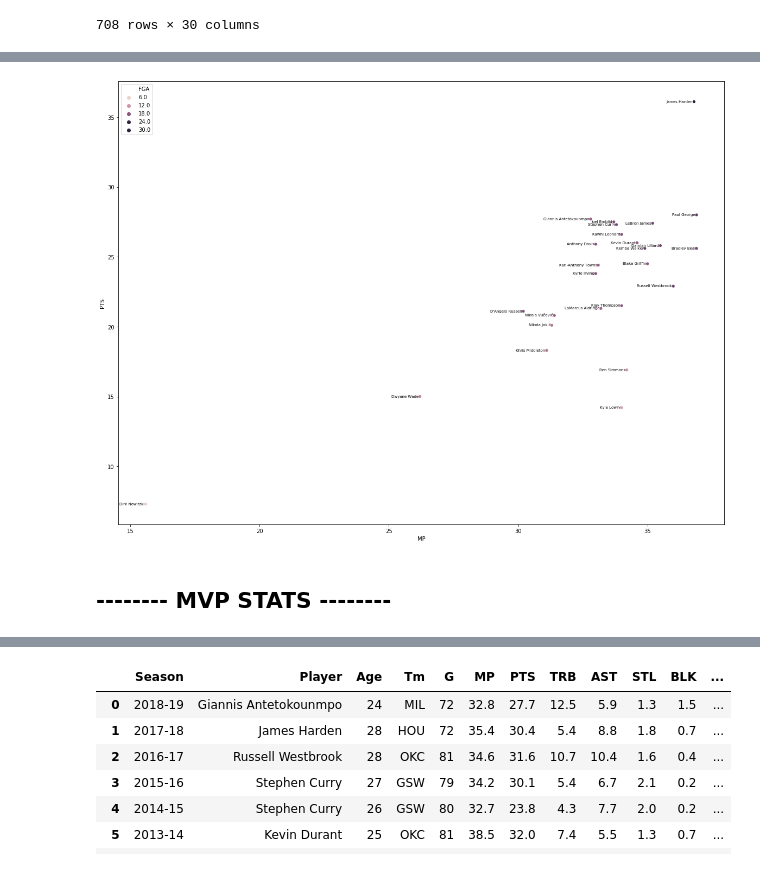
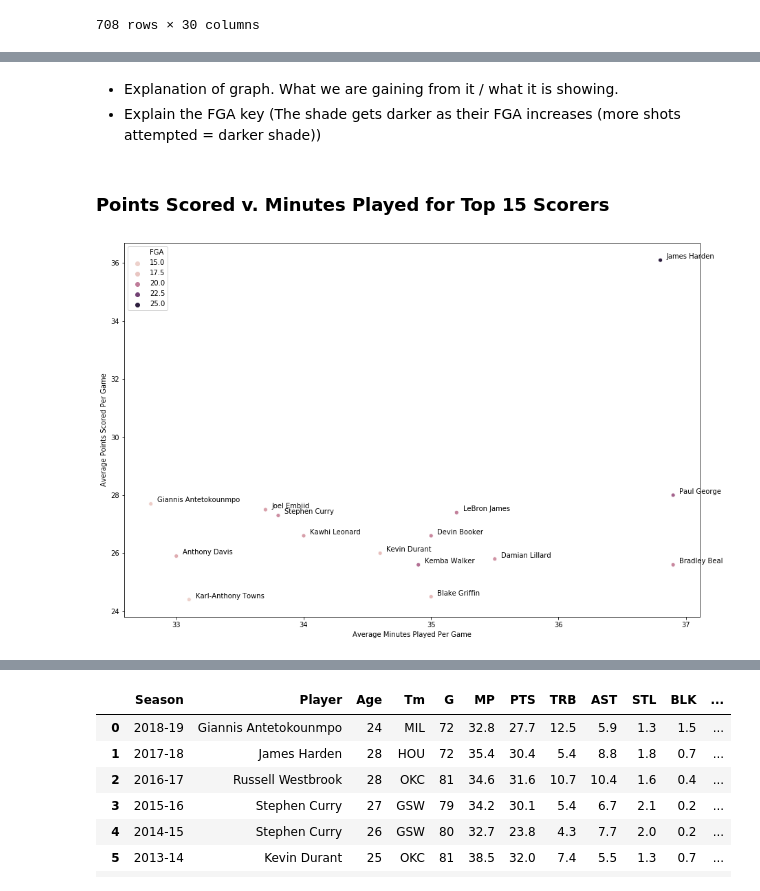
Before and after one commit to Ajnbro/nba320.github.io, a Jupyter notebook: Final Project Notebook.ipynb, the cells around one changed output, grey strips where cells are left out. Saved outputs shown, nothing was run; the diff lists cells and outputs as text; code cells hidden in the pictures.

```diff
--- a/Final Project Notebook.ipynb
+++ b/Final Project Notebook.ipynb
@@ -141,15 +82,23 @@ nba_all_stars
+# %% [markdown]
+- Explanation of graph. What we are gaining from it / what it is showing.
+- Explain the FGA key (The shade gets darker as their FGA increases (more shots attempted = darker shade))
+# %% [markdown]
+### **Points Scored v. Minutes Played for Top 15 Scorers**
 # %%
-plt.figure(figsize=(20, 15))
-sns.scatterplot(x = 'MP', y = 'PTS', hue = 'FGA', data = nba_all_stars)
+plt.figure(figsize=(15, 10))
+top_15 = nba_stats.head(15)
+ax = sns.scatterplot(x = 'MP', y = 'PTS', hue = 'FGA', data = top_15)
 # Graphing Minutes Played against Points Per Game. The Hue of the
 # graph indicates the numner of Field Goals Attempted by each player
 # in the graph.
-for line in range(0,nba_all_stars.shape[0]):
-    plt.text(nba_all_stars.MP[line] - 0.05, nba_all_stars.PTS[line] - 0.05,
-            nba_all_stars.Player[line], horizontalalignment = 'right',
-            size = '7', color = 'black')
+for line in range(0,top_15.shape[0]):
+    plt.text(top_15.MP[line] + 0.05, top_15.PTS[line] + 0.05,
+            top_15.Player[line], horizontalalignment = 'left',
+            size = '10', color = 'black')
+
+ax.set_xlabel('Average Minutes Played Per Game')
+ax.set_ylabel('Average Points Scored Per Game')
+
 plt.show()
 # %% [output]
-[figure, old version]
+[figure, new version]
-# %% [markdown]
-## **-------- MVP STATS --------**
```
Also changed, not shown: parts of 31 cells of this notebook.
